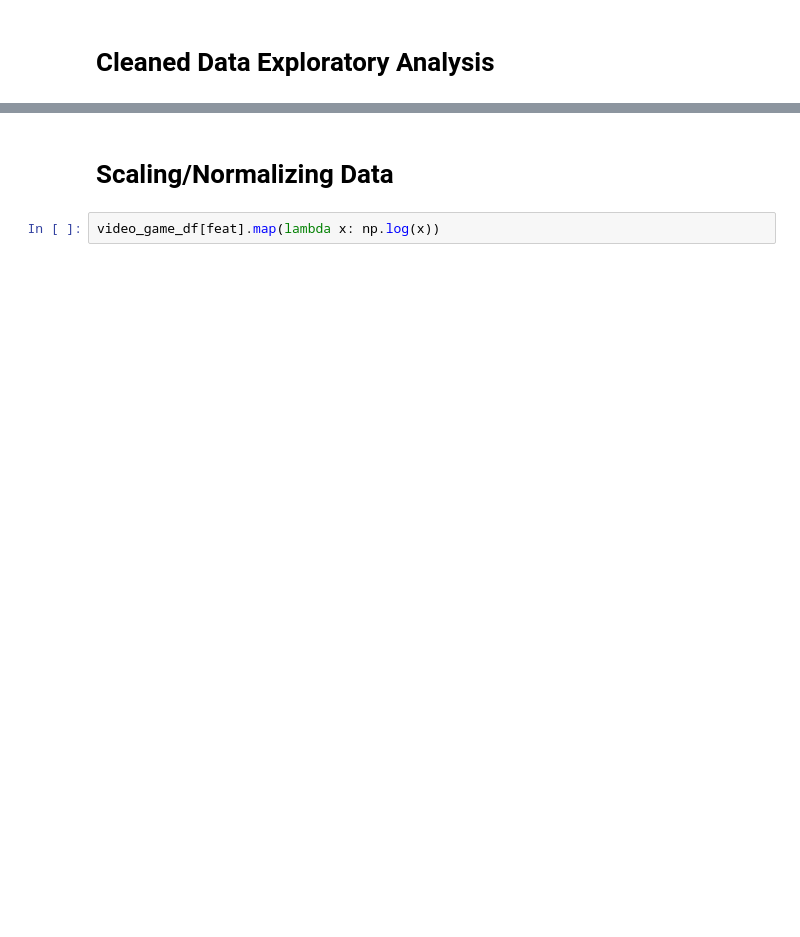
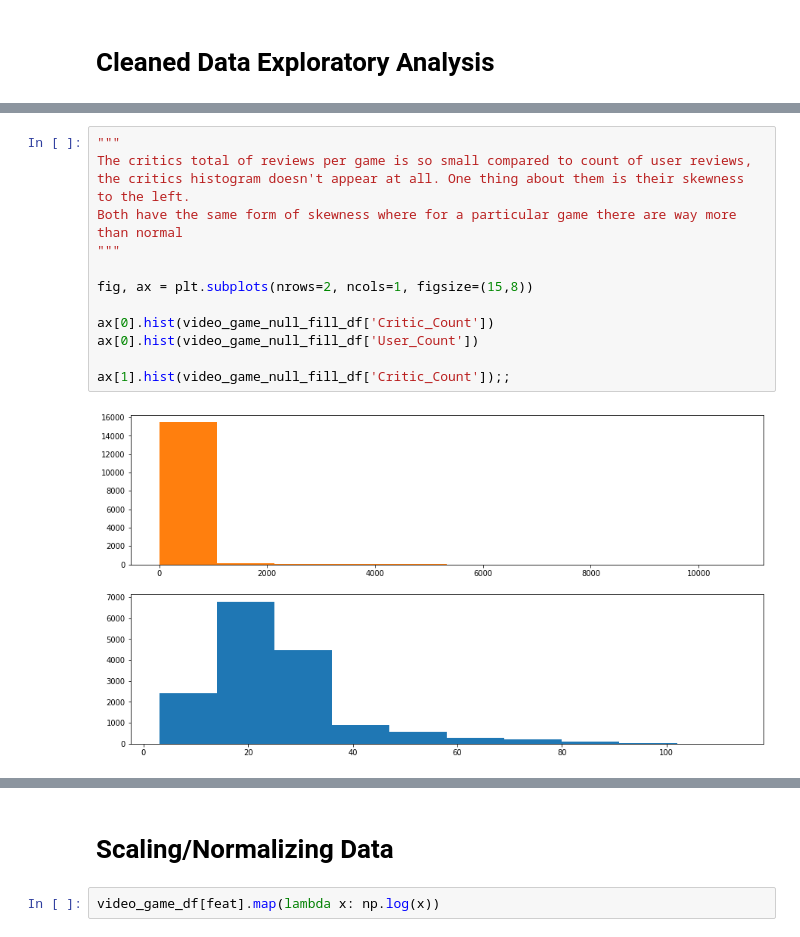
Before and after one commit to joseh4/projection_of_video_game_sales, a Jupyter notebook: master.ipynb, the cells around one changed output, grey strips where cells are left out. Saved outputs shown, nothing was run; the diff lists cells and outputs as text; blank space fills up the shorter version.

```diff
--- a/master.ipynb
+++ b/master.ipynb
@@ -332,0 +406,15 @@ sns.heatmap(video_game_null_remove_df.corr(), annot=True, ax=ax);
+# %%
+"""
+The critics total of reviews per game is so small compared to count of user reviews,
+the critics histogram doesn't appear at all. One thing about them is their skewness to the left.
+Both have the same form of skewness where for a particular game there are way more than normal
+"""
+
+fig, ax = plt.subplots(nrows=2, ncols=1, figsize=(15,8))
+
+ax[0].hist(video_game_null_fill_df['Critic_Count'])
+ax[0].hist(video_game_null_fill_df['User_Count'])
+
+ax[1].hist(video_game_null_fill_df['Critic_Count']);;
+# %% [output]
+[figure, added]
```
Also changed, not shown: parts of 20 cells of this notebook, 1 other file.
